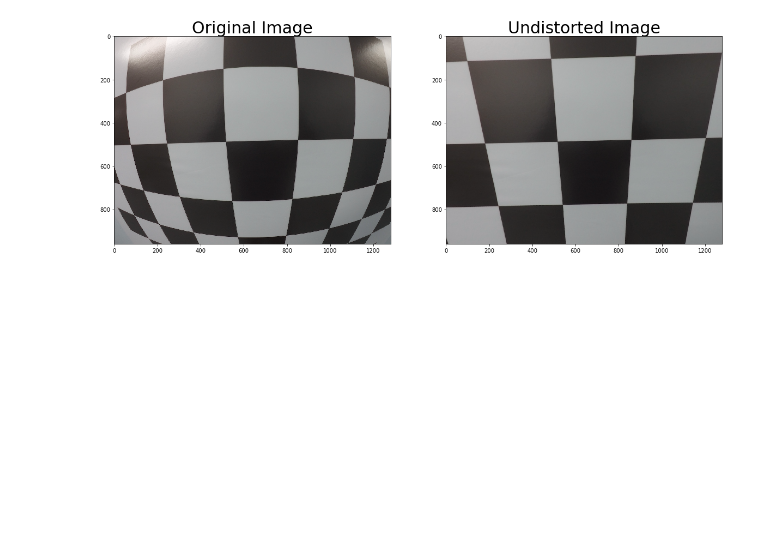
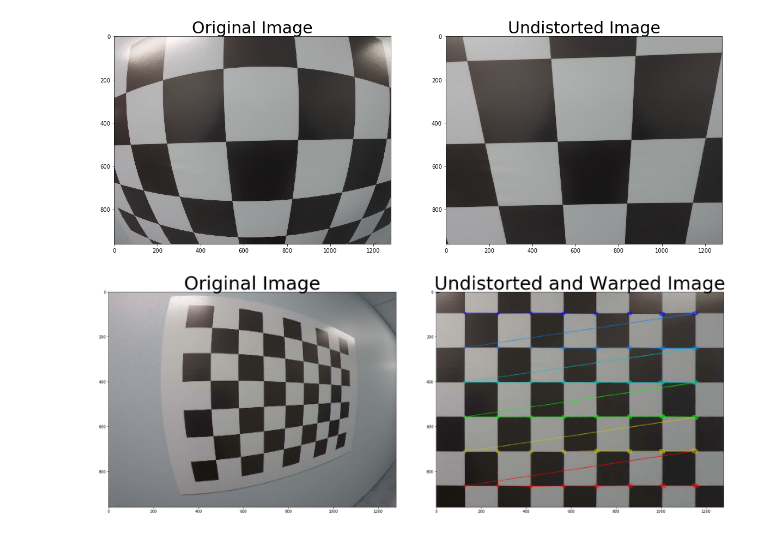
Before and after one commit to Awesomex005/CarND-Camera-Calibration, a Jupyter notebook: camera_calibration.ipynb, the cells around one changed output. Cells and saved outputs as stored; diff of their text form; code cells hidden in the pictures; blank space fills up the shorter version.

Commit message:
add perspective transform example codes.

```diff
--- a/camera_calibration.ipynb
+++ b/camera_calibration.ipynb
@@ -81,3 +82,73 @@ ax2.set_title('Undistorted Image', fontsize=30)
 # %% [output]
 <matplotlib.text.Text at 0x...>
 [figure]
+# %%
+# perspective transform
+import pickle
+import cv2
+import numpy as np
+import matplotlib.pyplot as plt
+import matplotlib.image as mpimg
+
+# Read in the saved camera matrix and distortion coefficients
+# These are the arrays you calculated using cv2.calibrateCamera()
+dist_pickle = pickle.load( open( "calibration_wide/wide_dist_pickle.p", "rb" ) )
+mtx = dist_pickle["mtx"]
+dist = dist_pickle["dist"]
+
+# Read in an image
+img = cv2.imread('test_image2.png')
+nx = 8 # the number of inside corners in x
+ny = 6 # the number of inside corners in y
+
+# MODIFY THIS FUNCTION TO GENERATE OUTPUT
+# THAT LOOKS LIKE THE IMAGE ABOVE
+def corners_unwarp(img, nx, ny, mtx, dist):
+    img_size = (img.shape[1], img.shape[0])
+    # Pass in your image into this function
+    # Write code to do the following steps
+    # 1) Undistort using mtx and dist
+    undistort = cv2.undistort(img, mtx, dist, None, mtx)
+    # 2) Convert to grayscale
+    undistort_gray = cv2.cvtColor(undistort, cv2.COLOR_BGR2GRAY)
+    # 3) Find the chessboard corners
+    ret, corners = cv2.findChessboardCorners(undistort_gray, (8,6), None)
+    #print("{}".format(corners))
+    # 4) If corners found:
+    if ret == True:
+            # a) draw corners
+            cv2.drawChessboardCorners(undistort, (8,6), corners, ret)
+            cv2.imshow('undistort', undistort)
+            cv2.waitKey(1000)
+            # b) define 4 source points src = np.float32([[,],[,],[,],[,]])
+                 #Note: you could pick any four of the detected corners
+                 # as long as those four corners define a rectangle
+                 #One especially smart way to do this would be to use four well-chosen
+                 # corners that were automatically detected during the undistortion steps
+                 #We recommend using the automatic detection of corners in your code
+            src = np.float32([corners[0].squeeze(), corners[7].squeeze(), corners[-8].squeeze(), corners[-1].squeeze()])
+            #print("{}".format(src))
+            # c) define 4 destination points dst = np.float32([[,],[,],[,],[,]])
+            dst = np.float32([[img_size[0]/10., img_size[1]/10.],[img_size[0]*9/10.,img_size[1]/10.],[img_size[0]/10.,img_size[1]*9/10.],[ img_size[0]*9/10., img_size[1]*9/10.]])
+            #print("{}".format(dst))
+            # d) use cv2.getPerspectiveTransform() to get M, the transform matrix   # Compute the inverse perspective transform: Minv = cv2.getPerspectiveTransform(dst, src)
+            M = cv2.getPerspectiveTransform(src, dst)
+            # e) use cv2.warpPerspective() to warp your image to a top-down view
+            warped = cv2.warpPerspective(undistort, M, img_size, flags=cv2.INTER_LINEAR)
+
+    #delete the next two lines
+    #M = None
+    #warped = np.copy(img)
+    return warped, M
+
+top_down, perspective_M = corners_unwarp(img, nx, ny, mtx, dist)
+
+f, (ax1, ax2) = plt.subplots(1, 2, figsize=(24, 9))
+f.tight_layout()
+ax1.imshow(img)
+ax1.set_title('Original Image', fontsize=50)
+ax2.imshow(top_down)
+ax2.set_title('Undistorted and Warped Image', fontsize=50)
+plt.subplots_adjust(left=0., right=1, top=0.9, bottom=0.)
+# %% [output]
+[figure, added]
```
Also changed, not shown: parts of 1 cell of this notebook, 2 other files.
